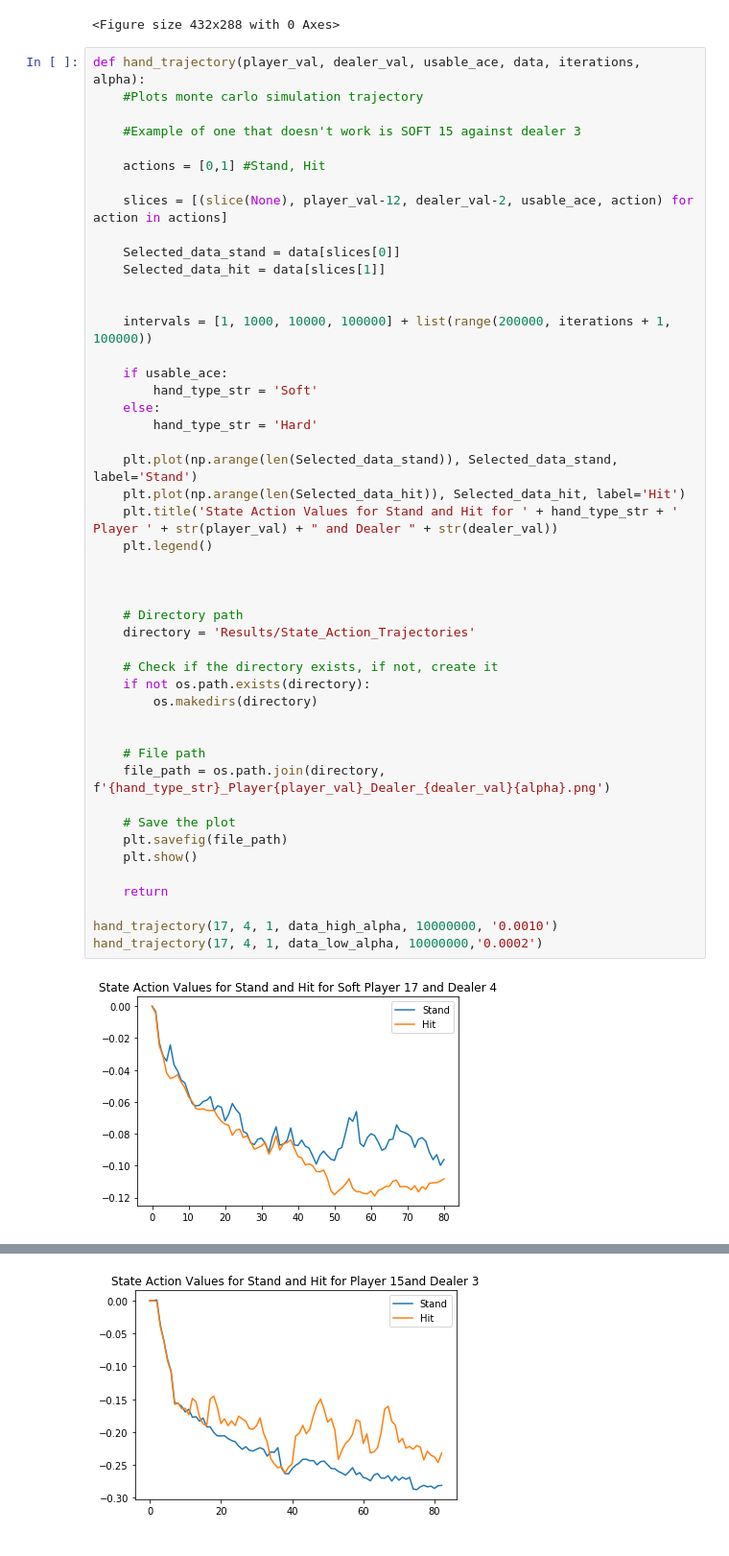
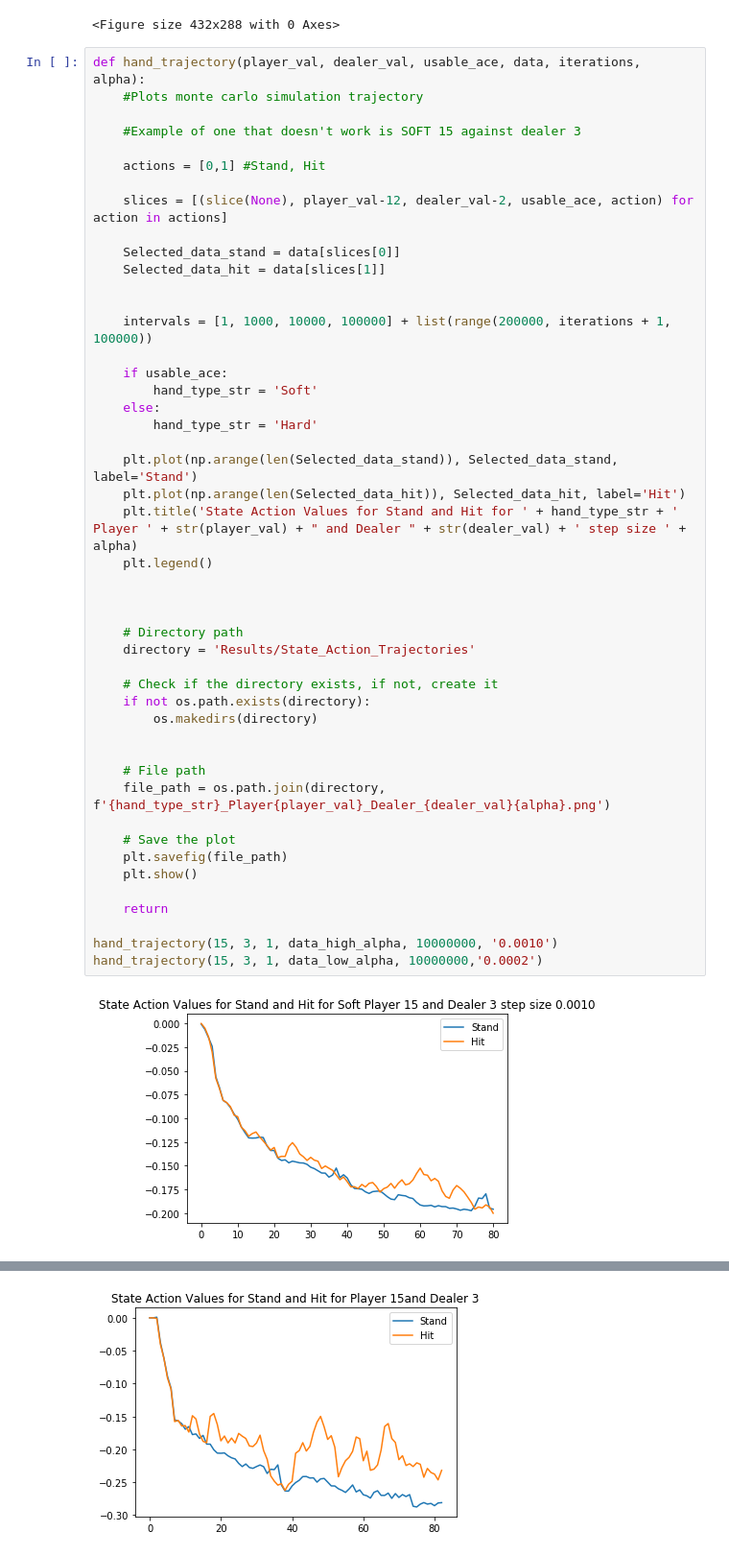
Before and after one commit to Joshuashou/RL_Blackjack, a Jupyter notebook: Analysis.ipynb, the cells around one changed output, grey strips where cells are left out. Shown at 96% size. Drawn from its saved outputs; the diff is of its cells as text.

```diff
--- a/Analysis.ipynb
+++ b/Analysis.ipynb
@@ -146,34 +146,34 @@ def hand_trajectory(player_val, dealer_val, usable_ace, data, iterations, alpha)
 
     if usable_ace:
         hand_type_str = 'Soft'
     else:
         hand_type_str = 'Hard'
 
     plt.plot(np.arange(len(Selected_data_stand)), Selected_data_stand, label='Stand')
     plt.plot(np.arange(len(Selected_data_hit)), Selected_data_hit, label='Hit')
-    plt.title('State Action Values for Stand and Hit for ' + hand_type_str + ' Player ' + str(player_val) + " and Dealer " + str(dealer_val))
+    plt.title('State Action Values for Stand and Hit for ' + hand_type_str + ' Player ' + str(player_val) + " and Dealer " + str(dealer_val) + ' step size ' + alpha)
     plt.legend()
 
 
 
     # Directory path
     directory = 'Results/State_Action_Trajectories'
 
     # Check if the directory exists, if not, create it
     if not os.path.exists(directory):
         os.makedirs(directory)
 
 
     # File path
     file_path = os.path.join(directory, f'{hand_type_str}_Player{player_val}_Dealer_{dealer_val}{alpha}.png')
 
     # Save the plot
     plt.savefig(file_path)
     plt.show()
 
     return
 
-hand_trajectory(17, 4, 1, data_high_alpha, 10000000, '0.0010')
-hand_trajectory(17, 4, 1, data_low_alpha, 10000000,'0.0002')
+hand_trajectory(15, 3, 1, data_high_alpha, 10000000, '0.0010')
+hand_trajectory(15, 3, 1, data_low_alpha, 10000000,'0.0002')
 # %% [output]
-[figure, old version]
+[figure, new version]
```
Also changed, not shown: parts of 1 cell of this notebook, 6 other files.
